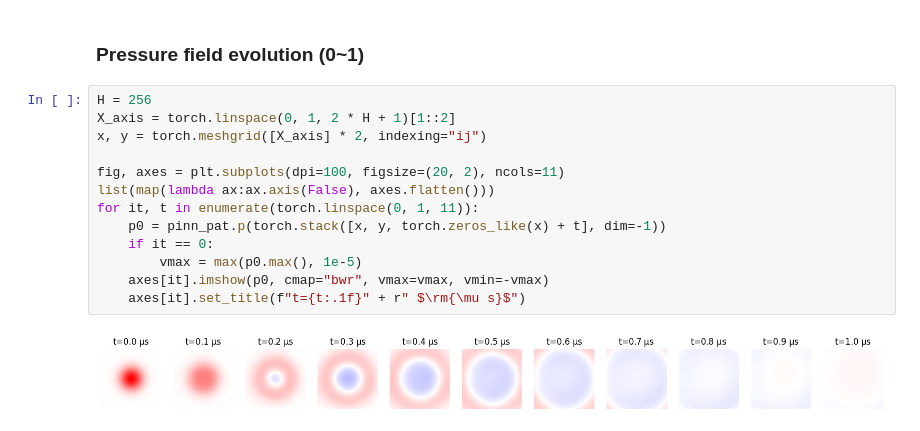
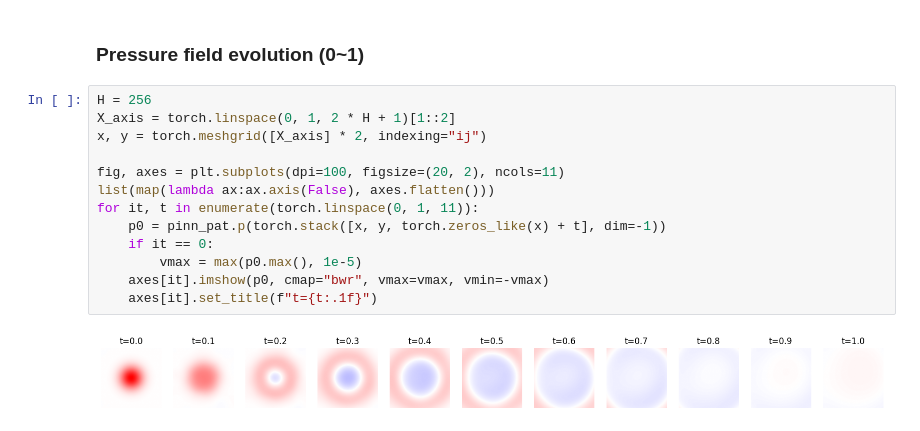
Before and after one commit to Ultrafast-Ray-Photoacoustic-Imaging/Ultrafast-Ray-Photoacoustic-Imaging, a Jupyter notebook: algorithms/PINN-PAT/demo/visual_gaussian_forward.ipynb, the cells around one changed output. Cells and saved outputs as stored; diff of their text form.

```diff
--- a/algorithms/PINN-PAT/demo/visual_gaussian_forward.ipynb
+++ b/algorithms/PINN-PAT/demo/visual_gaussian_forward.ipynb
@@ -52,15 +52,15 @@ Load: ../ckpt/gaussian/pinn_pat_gs_init.ckpt <All keys matched successfully>
 # %%
 H = 256
 X_axis = torch.linspace(0, 1, 2 * H + 1)[1::2]
 x, y = torch.meshgrid([X_axis] * 2, indexing="ij")
 
 fig, axes = plt.subplots(dpi=100, figsize=(20, 2), ncols=11)
 list(map(lambda ax:ax.axis(False), axes.flatten()))
 for it, t in enumerate(torch.linspace(0, 1, 11)):
     p0 = pinn_pat.p(torch.stack([x, y, torch.zeros_like(x) + t], dim=-1))
     if it == 0:
         vmax = max(p0.max(), 1e-5)
     axes[it].imshow(p0, cmap="bwr", vmax=vmax, vmin=-vmax)
-    axes[it].set_title(f"t={t:.1f}" + r" $\rm{\mu s}$")
+    axes[it].set_title(f"t={t:.1f}")
 # %% [output]
-[figure, old version]
+[figure, new version]
```
Also changed, not shown: 1 other file.
